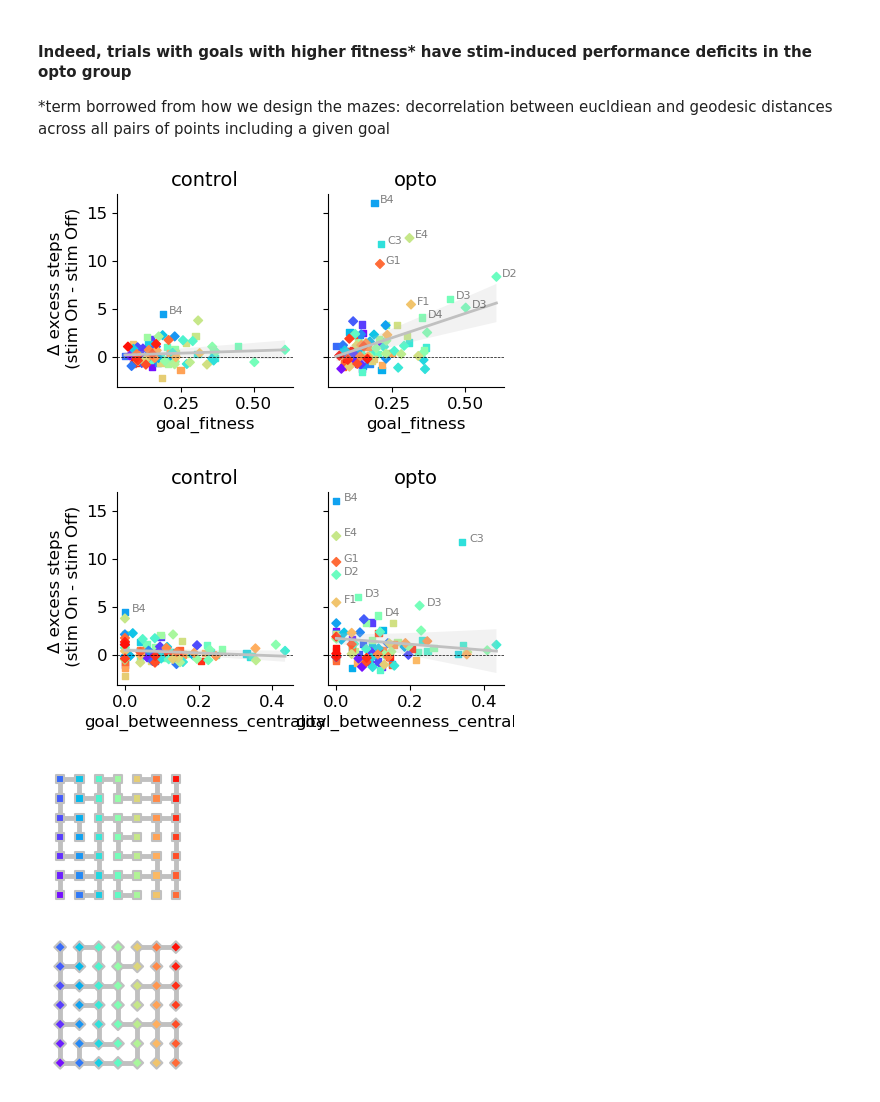
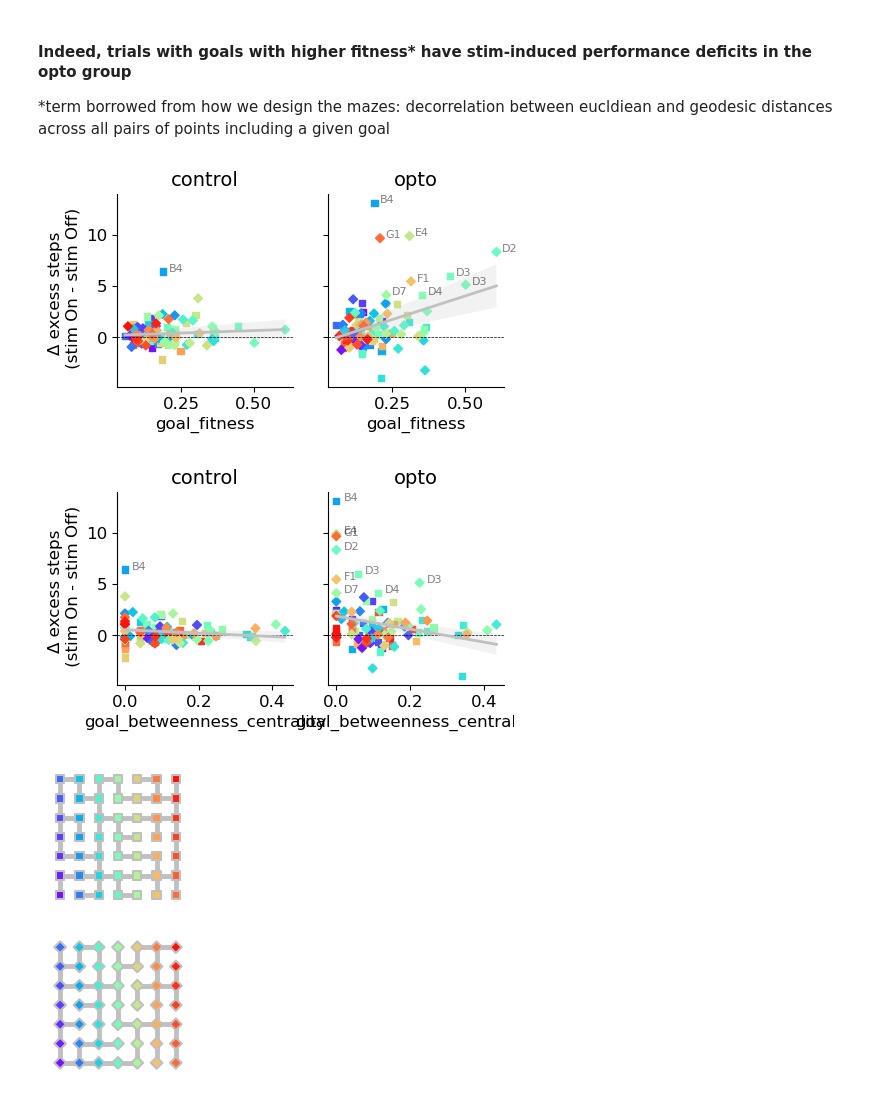
Before and after one commit to peterdoohan/goalNav_mFC-opto3, a Jupyter notebook: code/Notebooks/performance_metrics.ipynb, the cells around one changed output. Drawn from its saved outputs; the diff is of its cells as text; code cells hidden in the pictures.

```diff
--- a/code/Notebooks/performance_metrics.ipynb
+++ b/code/Notebooks/performance_metrics.ipynb
@@ -243,24 +243,24 @@ f, axes = plt.subplots(1, 2, figsize=(5, 2.5), sharey=True, sharex=True)
 es.plot_stratified_delta_excess_steps(
     excess_steps_df,
     stim_day_range=(6, np.inf),
-    outlier_thres=500,
+    outlier_thres=200,
     var="goal_fitness",
     axes=axes,
 )
 # f.savefig("../results/figures/goal_fitness_stratified_delta_excess_steps.pdf")
 # %% [output]
-[figure, old version]
+[figure, new version]
 # %%
 f, axes = plt.subplots(1, 2, figsize=(5, 2.5), sharey=True, sharex=True)
 es.plot_stratified_delta_excess_steps(
     excess_steps_df,
     stim_day_range=(6, np.inf),
-    outlier_thres=500,
+    outlier_thres=200,
     var="goal_betweenness_centrality",
     axes=axes,
 )
 # %% [output]
-[figure, old version]
+[figure, new version]
 # %%
 f, axes = plt.subplots(2, 1, figsize=(2, 4))
 es.plot_special_maze_legend(axes=axes)
```
Also changed, not shown: parts of 6 cells of this notebook, 2 other files.
